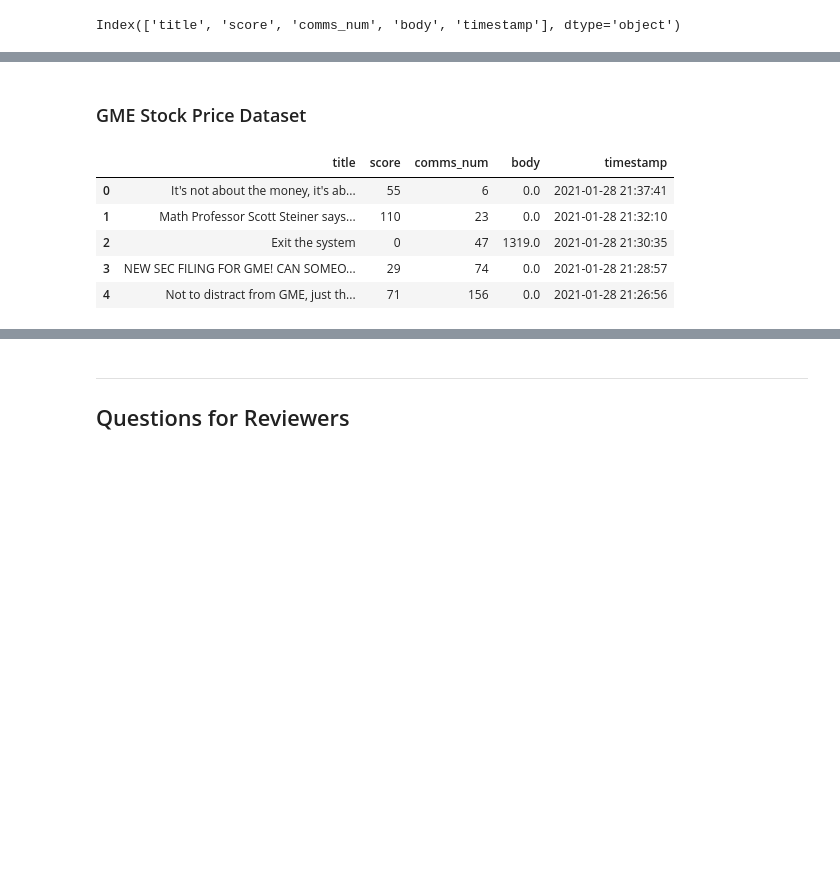
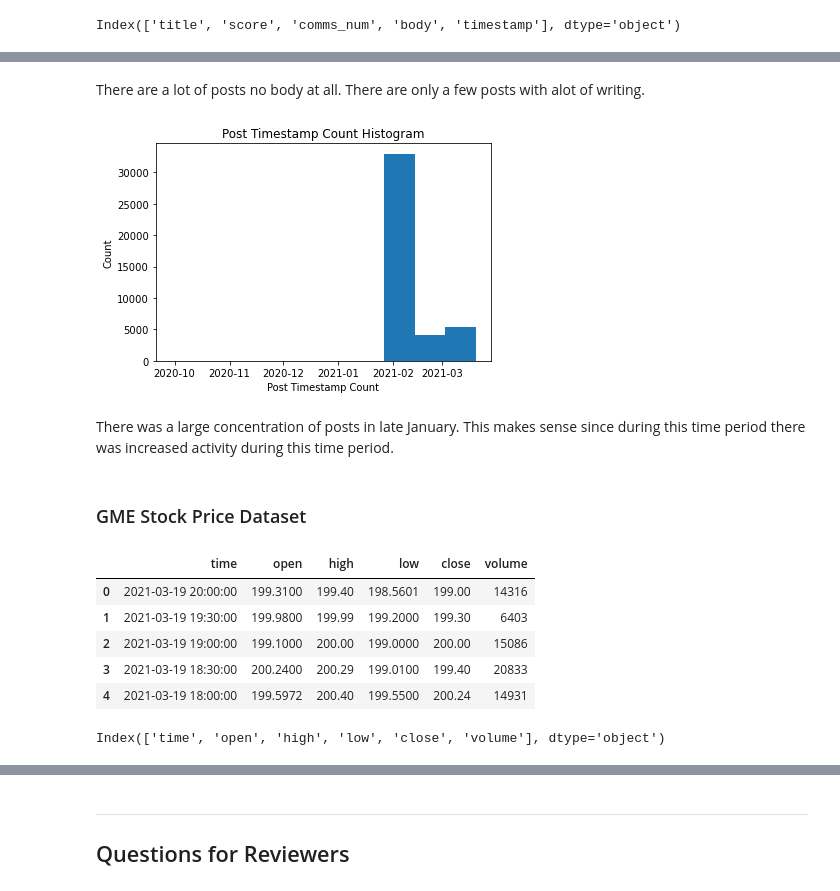
Before and after one commit to DavidFleurantin/INFO-2950-Final-Project, a Jupyter notebook: phaseII.ipynb, the cells around one changed output, grey strips where cells are left out. Cells and saved outputs as stored; diff of their text form; code cells hidden in the pictures; blank space fills up the shorter version.

```diff
--- a/phaseII.ipynb
+++ b/phaseII.ipynb
@@ -433,11 +448,28 @@ plt.show()
+# %% [markdown]
+There are a lot of posts no body at all. There are only a few posts with alot of writing.
+# %%
+#post timestamp
+plt.hist(reddit_data["timestamp"].to_list())
+plt.xlabel("Post Timestamp Count")
+plt.ylabel("Count")
+plt.title("Post Timestamp Count Histogram")
+plt.show()
+# %% [output]
+[figure, added]
+# %% [markdown]
+There was a large concentration of posts in late January. This makes sense since during this time period there was increased activity during this time period.
 # %% [markdown]
 ### GME Stock Price Dataset
 # %%
-reddit_data.head()
+gme_data.head()
 # %% [output]
-|  | title | score | comms_num | body | timestamp |
-| 0 | It's not about the money, it's ab... | 55 | 6 | 0.0 | 2021-01-28 21:37:41 |
-| 1 | Math Professor Scott Steiner says... | 110 | 23 | 0.0 | 2021-01-28 21:32:10 |
-| 2 | Exit the system | 0 | 47 | 1319.0 | 2021-01-28 21:30:35 |
-| 3 | NEW SEC FILING FOR GME! CAN SOMEO... | 29 | 74 | 0.0 | 2021-01-28 21:28:57 |
-| 4 | Not to distract from GME, just th... | 71 | 156 | 0.0 | 2021-01-28 21:26:56 |
+|  | time | open | high | low | close | volume |
+| 0 | 2021-03-19 20:00:00 | 199.3100 | 199.40 | 198.5601 | 199.00 | 14316 |
+| 1 | 2021-03-19 19:30:00 | 199.9800 | 199.99 | 199.2000 | 199.30 | 6403 |
+| 2 | 2021-03-19 19:00:00 | 199.1000 | 200.00 | 199.0000 | 200.00 | 15086 |
+| 3 | 2021-03-19 18:30:00 | 200.2400 | 200.29 | 199.0100 | 199.40 | 20833 |
+| 4 | 2021-03-19 18:00:00 | 199.5972 | 200.40 | 199.5500 | 200.24 | 14931 |
+# %%
+gme_data.columns
+# %% [output]
+Index(['time', 'open', 'high', 'low', 'close', 'volume'], dtype='object')
```
Also changed, not shown: parts of 20 cells of this notebook.
